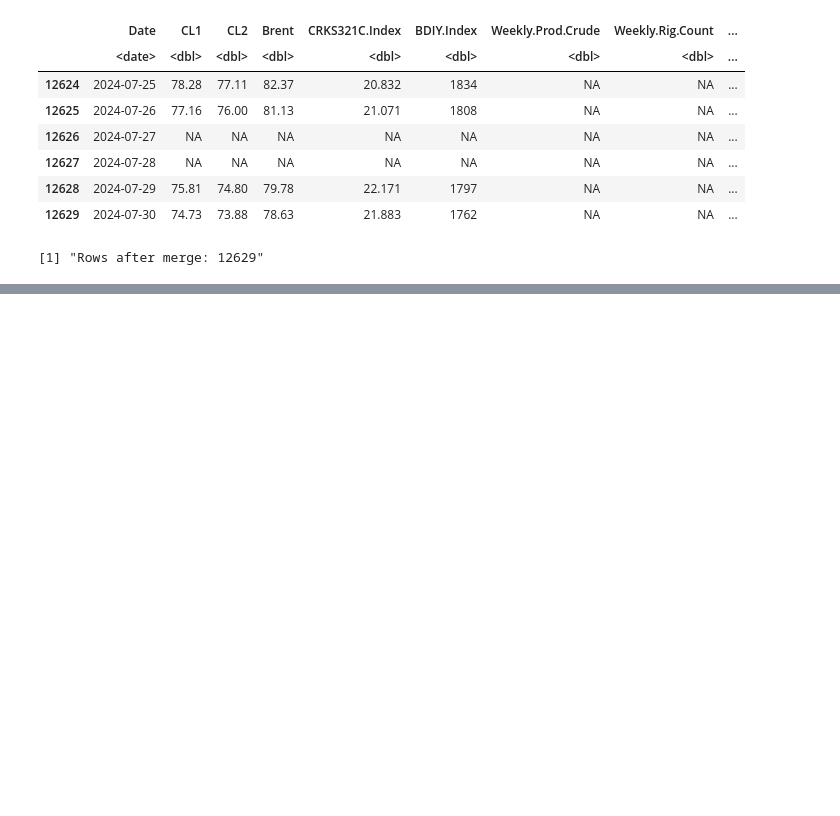
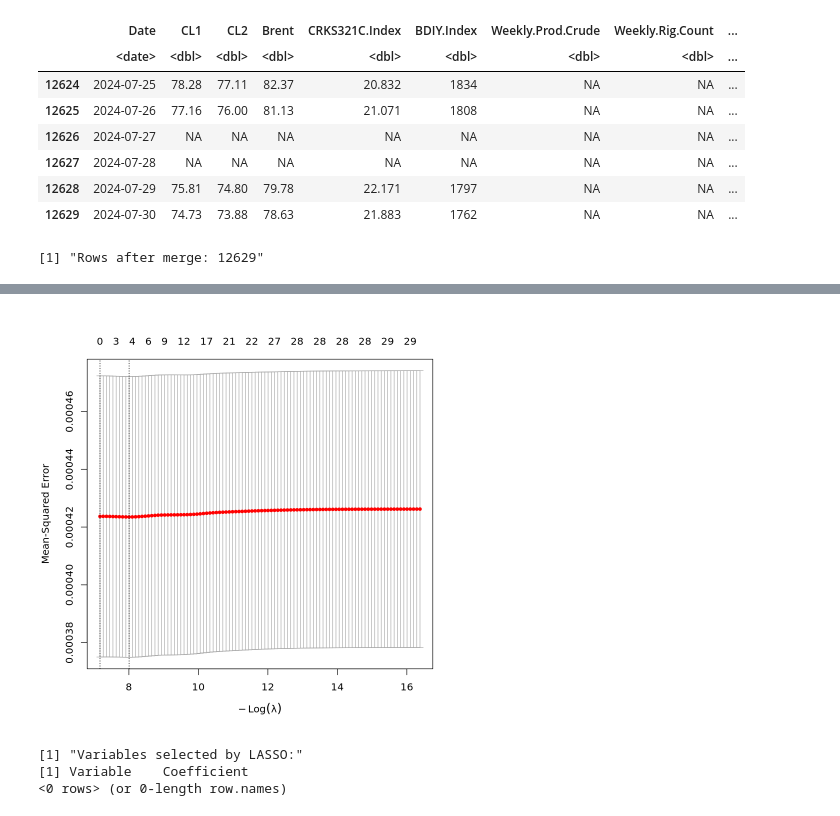
Before and after one commit to mg825/R_Assignment_1, a Jupyter notebook: Oil_Coursework/code.ipynb, the cells around one changed output, grey strips where cells are left out. Cells and saved outputs as stored; diff of their text form; code cells hidden in the pictures; blank space fills up the shorter version.

Commit message:
lasso 1st try

```diff
--- a/Oil_Coursework/code.ipynb
+++ b/Oil_Coursework/code.ipynb
@@ -214,0 +180,6 @@ A data.frame: 26 × 39
+# %%
+# split the data. first economic cycle of 10 years completes EOY 2000
+IS_data = data_merged_final %>%
+    filter(Date <= as.Date("2000-12-31"))
+OoS_data = data_merged_final %>%
+    filter(Date > as.Date("2000-12-31"))
@@ -214,0 +244,38 @@ A data.frame: 26 × 39
+# %%
+# Prepare the Matrices
+# Convert the standardized dataframes into matrices
+# Use the 'predictors' list we created in the previous step
+x_train = as.matrix(IS_data_scaled[, predictors])
+y_train = IS_data_scaled$CL1_log_ret
+
+# Repeat for the Out-of-Sample set (for testing later)
+x_test = as.matrix(OoS_data_scaled[, predictors])
+y_test = OoS_data_scaled$CL1_log_ret
+# %%
+# Run Cross-Validation
+set.seed(123) # For reproducibility
+# alpha = 1 specifies LASSO (alpha = 0 would be Ridge)
+cv_lasso = cv.glmnet(x_train, y_train, alpha = 1)
+
+# Plot the error vs. Lambda
+plot(cv_lasso)
+# %% [output]
+[figure, added]
+# %%
+# Extract coefficients at the '1-standard-error' lambda
+best_coefs = coef(cv_lasso, s = "lambda.1se")
+
+# Convert to a readable format to see which variables are NOT zero
+coef_df = data.frame(
+  Variable = rownames(best_coefs),
+  Coefficient = as.numeric(best_coefs)
+) %>%
+  filter(Coefficient != 0 & Variable != "(Intercept)") %>%
+  arrange(desc(abs(Coefficient)))
+
+print("Variables selected by LASSO:")
+print(coef_df)
+# %% [output]
+[1] "Variables selected by LASSO:"
+[1] Variable    Coefficient
+<0 rows> (or 0-length row.names)
```
Also changed, not shown: parts of 5 cells of this notebook.
